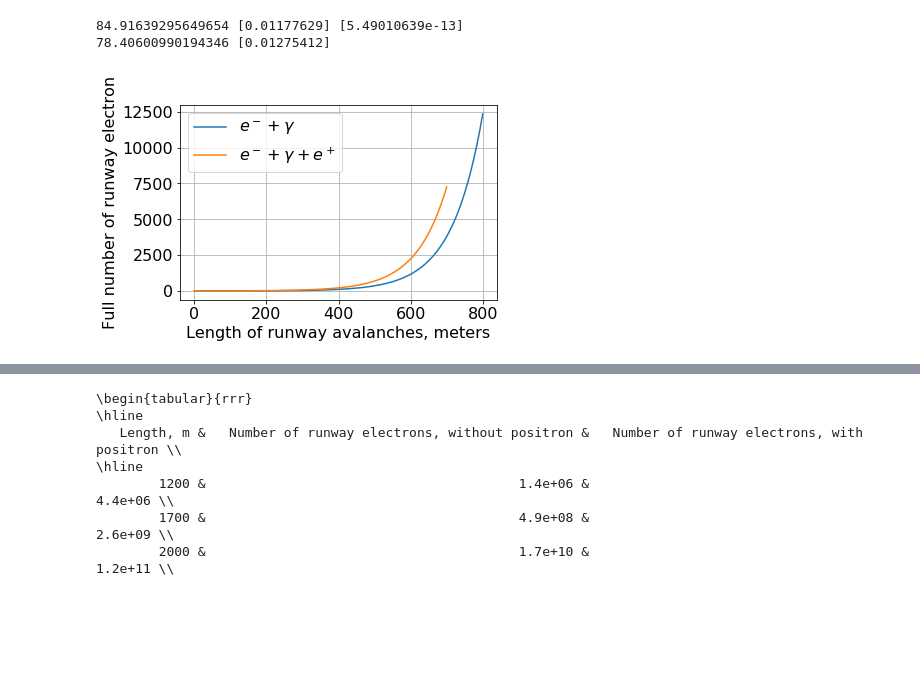
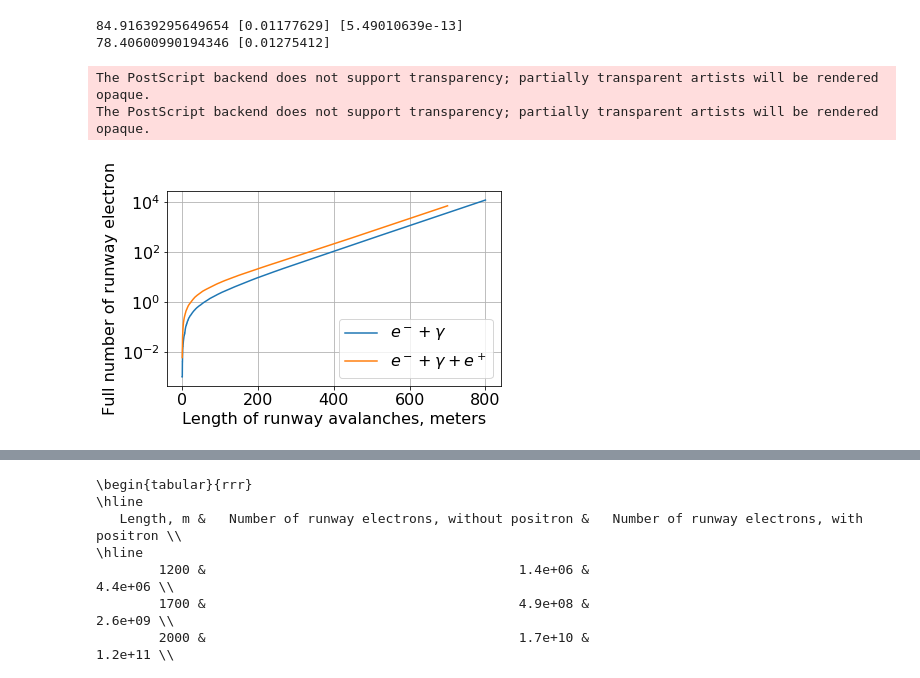
Before and after one commit to Zelenyy/phd-code, a Jupyter notebook: notebooks/11.Oreshikn.ipynb, the cells around one changed output, grey strips where cells are left out. Drawn from its saved outputs; the diff is of its cells as text; code cells hidden in the pictures; blank space fills up the shorter version.

Commit message:
Work on Oreshkin's paper

```diff
--- a/notebooks/11.Oreshikn.ipynb
+++ b/notebooks/11.Oreshikn.ipynb
@@ -59,3 +22,17 @@ data_pos_number = join_data_number(path_pos)
+# %%
+path = "/mnt/storage2/phd/data/thunderstorm/Oreshkin/"
+path_no_pos = os.path.join(path, "no_positron.hdf5")
+path_pos = os.path.join(path, "positron.hdf5")
+# %%
+def load_data(path):
+    with open_file(path) as h5file:
+        data_number = h5file.get_node("/", "number").read()
+        data = h5file.get_node("/", "electron").read()
+    return data_number, data
+# %%
+data_pos_number, data_pos = load_data(path_pos)
+# %%
+data_no_pos_number, data_no_pos = load_data(path_no_pos)
 # %%
 bins_700 = np.linspace(-350, 350, 7001, endpoint=True)
 bins_800 = np.linspace(-400, 400, 8001, endpoint=True)
@@ -113,21 +82,24 @@ print(1/popt_pos[0], popt_pos)
 # %%
 number_of_particles=1000
 
 def get_xy(hist, bins):
     return 0.5*(bins[:-1] + bins[1:]), hist/number_of_particles
 
 x, y = get_xy(hist_no_pos, bins_no_pos)
 plt.plot(x, y, label=r"$e^- + \gamma$")
 
 x, y = get_xy(hist_pos, bins_pos)
 plt.plot(x, y, label=r"$e^- + \gamma + e^+$")
 
 plt.xlabel("Length of runway avalanches, meters")
 plt.ylabel("Full number of runway electron")
 plt.legend()
 plt.grid(True)
-# plt.yscale('log')
+plt.yscale('log')
 plt.tight_layout()
-plt.savefig("fitting.eps", foramt="eps")
+plt.savefig("simulation.eps", foramt="eps")
+# plt.savefig("fitting.pdf", foramt="pdf")
 # %% [output]
+The PostScript backend does not support transparency; partially transparent artists will be rendered opaque.
+The PostScript backend does not support transparency; partially transparent artists will be rendered opaque.
-[figure, old version]
+[figure, new version]
```
Also changed, not shown: parts of 13 cells of this notebook, 1 other file.
